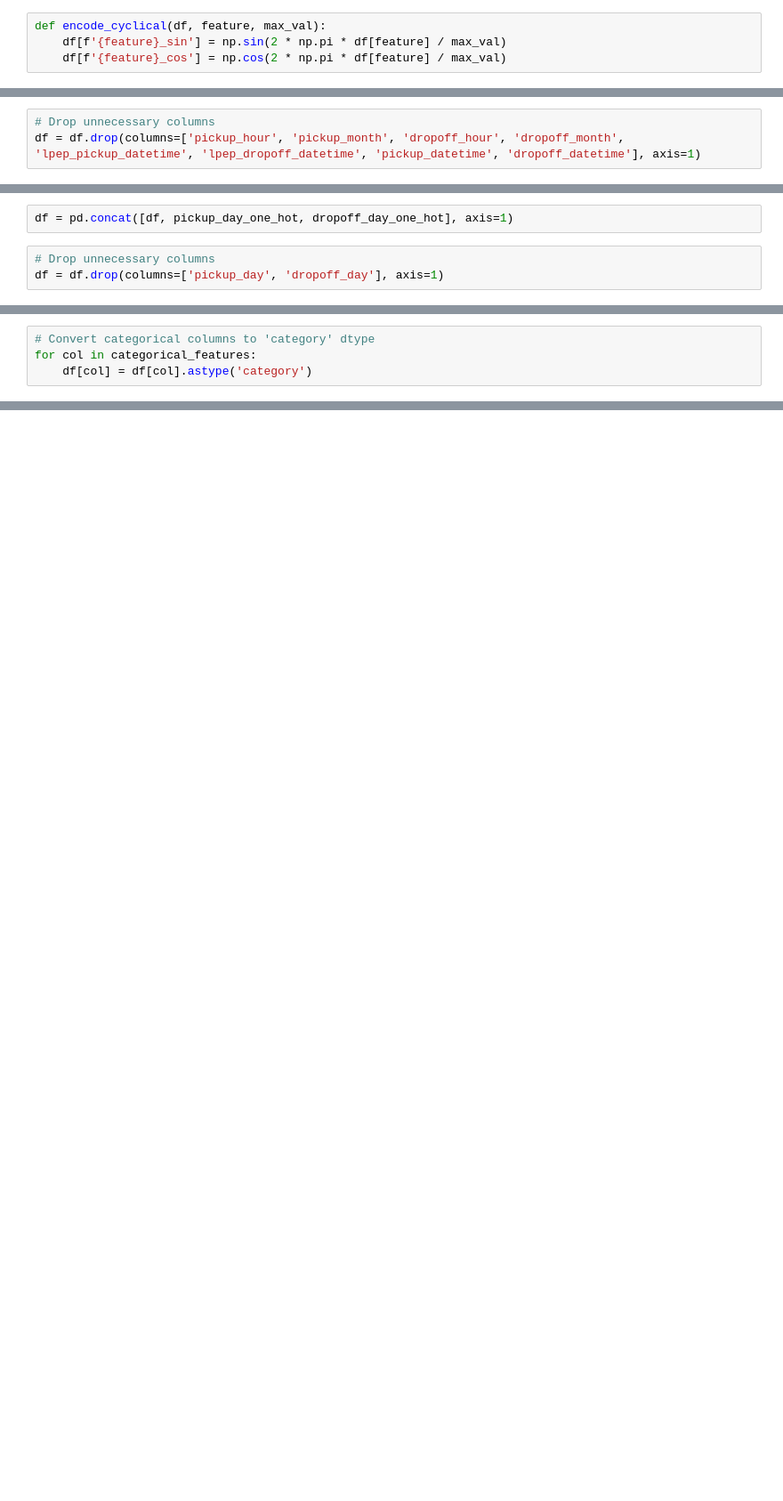
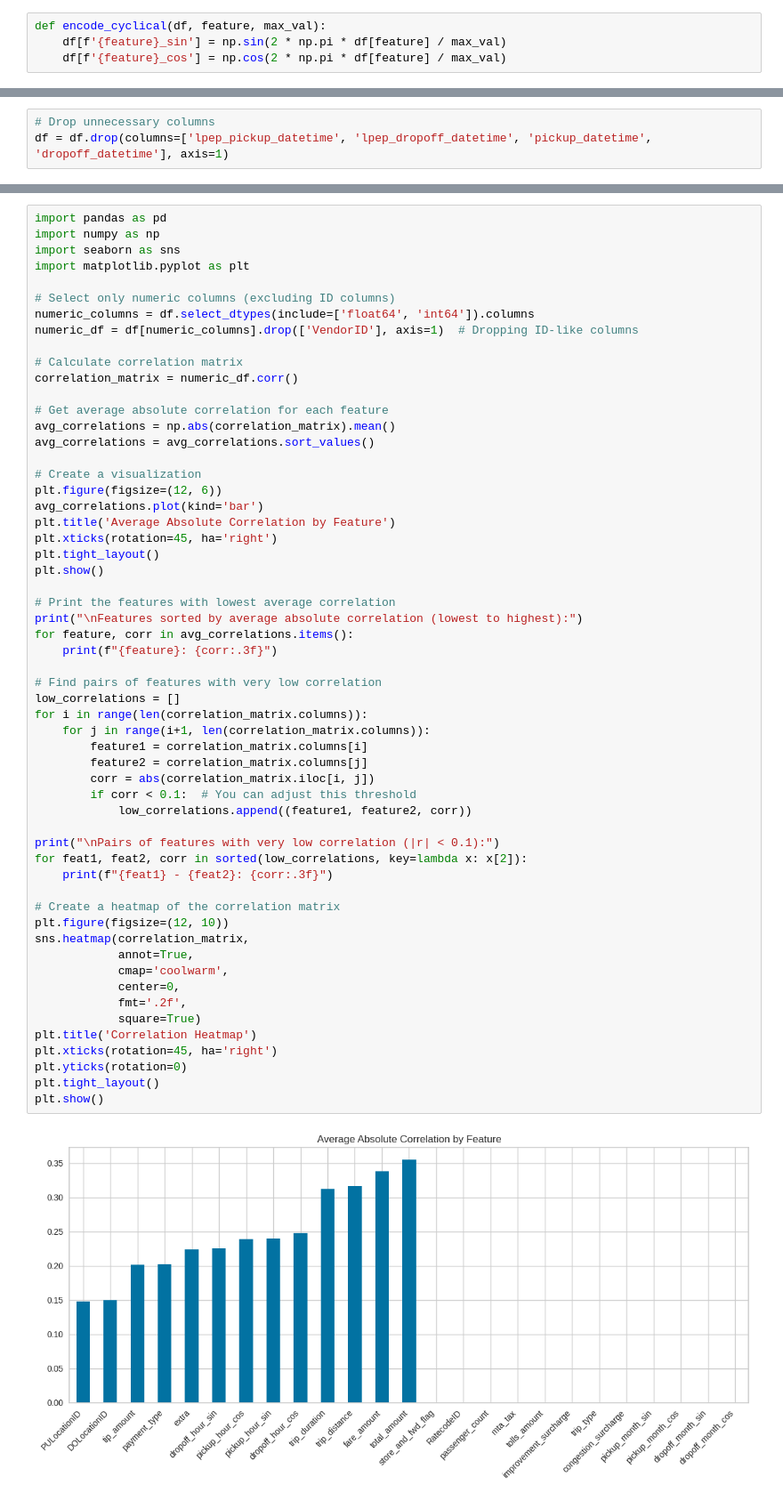
Before and after one commit to kasdead-4432/kasdead, a Jupyter notebook: icha-clustering.ipynb, the cells around one changed output, grey strips where cells are left out. Shown at 89% size. Cells and saved outputs as stored; diff of their text form; blank space fills up the shorter version.

```diff
--- a/icha-clustering.ipynb
+++ b/icha-clustering.ipynb
@@ -256,3 +307,3 @@ See the caveats in the documentation: https://pandas.pydata.org/pandas-docs/stab
 # %%
 # Drop unnecessary columns
-df = df.drop(columns=['pickup_hour', 'pickup_month', 'dropoff_hour', 'dropoff_month', 'lpep_pickup_datetime', 'lpep_dropoff_datetime', 'pickup_datetime', 'dropoff_datetime'], axis=1)
+df = df.drop(columns=['lpep_pickup_datetime', 'lpep_dropoff_datetime', 'pickup_datetime', 'dropoff_datetime'], axis=1)
@@ -273,5 +335,0 @@ dropoff_day_one_hot = pd.get_dummies(df['dropoff_day'], prefix='dropoff_day', dr
-# %%
-df = pd.concat([df, pickup_day_one_hot, dropoff_day_one_hot], axis=1)
-# %%
-# Drop unnecessary columns
-df = df.drop(columns=['pickup_day', 'dropoff_day'], axis=1)
@@ -428,4 +335,0 @@ categorical_features = ['store_and_fwd_flag']
-# %%
-# Convert categorical columns to 'category' dtype
-for col in categorical_features:
-    df[col] = df[col].astype('category')
@@ -557,0 +463,59 @@ csv_result.to_csv(filename, index=False)
+# %%
+import pandas as pd
+import numpy as np
+import seaborn as sns
+import matplotlib.pyplot as plt
+
+# Select only numeric columns (excluding ID columns)
+numeric_columns = df.select_dtypes(include=['float64', 'int64']).columns
+numeric_df = df[numeric_columns].drop(['VendorID'], axis=1)  # Dropping ID-like columns
+
+# Calculate correlation matrix
+correlation_matrix = numeric_df.corr()
+
+# Get average absolute correlation for each feature
+avg_correlations = np.abs(correlation_matrix).mean()
+avg_correlations = avg_correlations.sort_values()
+
+# Create a visualization
+plt.figure(figsize=(12, 6))
+avg_correlations.plot(kind='bar')
+plt.title('Average Absolute Correlation by Feature')
+plt.xticks(rotation=45, ha='right')
+plt.tight_layout()
+plt.show()
+
+# Print the features with lowest average correlation
+print("\nFeatures sorted by average absolute correlation (lowest to highest):")
+for feature, corr in avg_correlations.items():
+    print(f"{feature}: {corr:.3f}")
+
+# Find pairs of features with very low correlation
+low_correlations = []
+for i in range(len(correlation_matrix.columns)):
+    for j in range(i+1, len(correlation_matrix.columns)):
+        feature1 = correlation_matrix.columns[i]
+        feature2 = correlation_matrix.columns[j]
+        corr = abs(correlation_matrix.iloc[i, j])
+        if corr < 0.1:  # You can adjust this threshold
+            low_correlations.append((feature1, feature2, corr))
+
+print("\nPairs of features with very low correlation (|r| < 0.1):")
+for feat1, feat2, corr in sorted(low_correlations, key=lambda x: x[2]):
+    print(f"{feat1} - {feat2}: {corr:.3f}")
+
+# Create a heatmap of the correlation matrix
+plt.figure(figsize=(12, 10))
+sns.heatmap(correlation_matrix,
+            annot=True,
+            cmap='coolwarm',
+            center=0,
+            fmt='.2f',
+            square=True)
+plt.title('Correlation Heatmap')
+plt.xticks(rotation=45, ha='right')
+plt.yticks(rotation=0)
+plt.tight_layout()
+plt.show()
+# %% [output]
+[figure, added]
```
Also changed, not shown: parts of 101 cells of this notebook.
